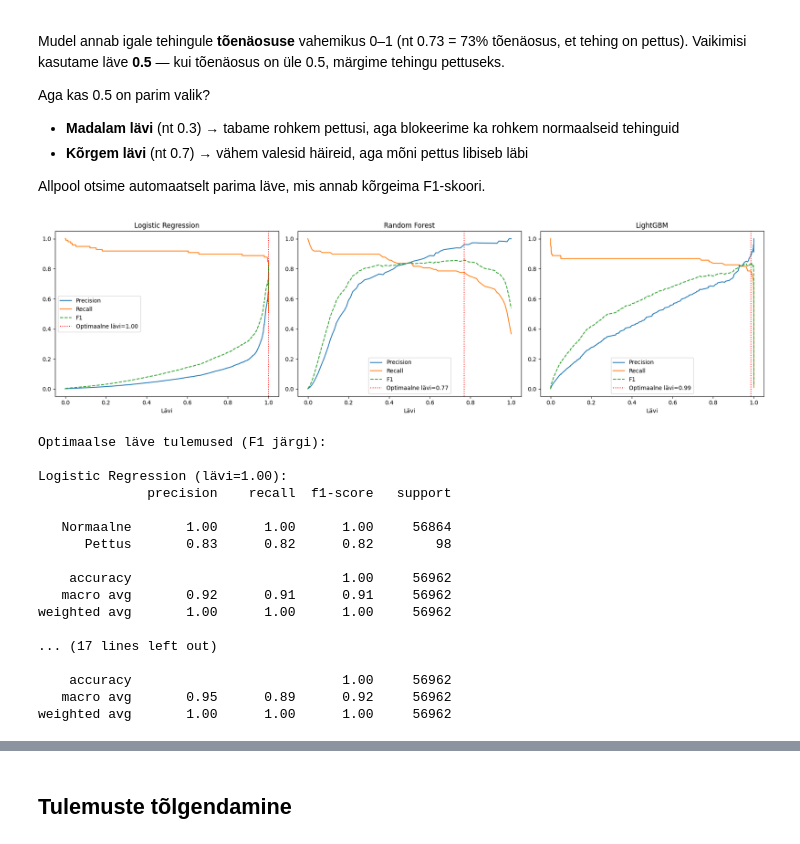
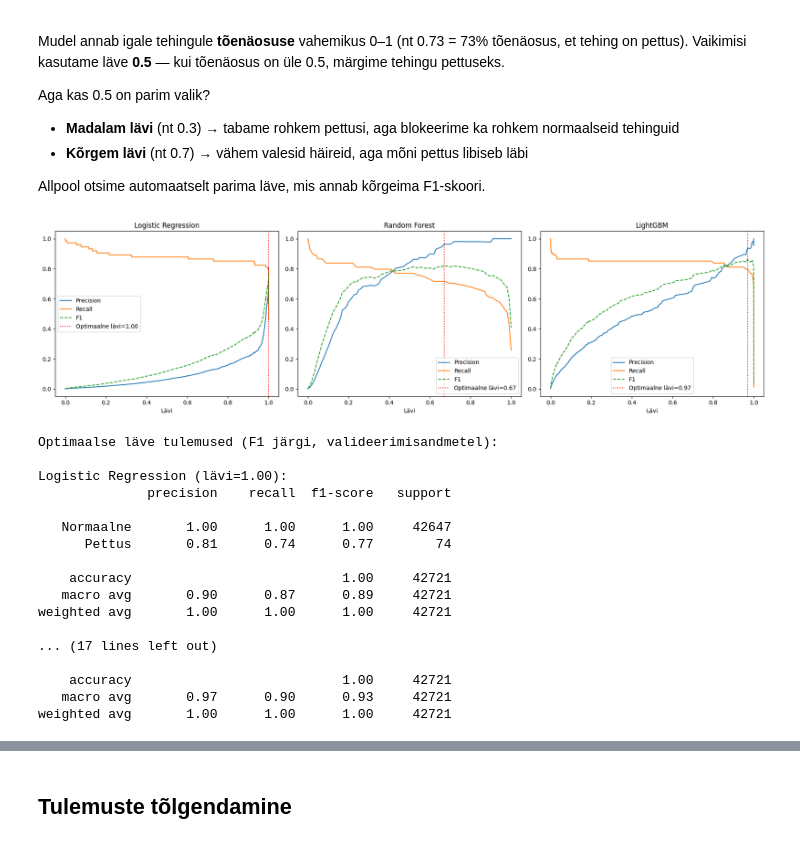
Before and after one commit to sergeierbin/creditcard-fraud-detection, a Jupyter notebook: notebook.ipynb, the cells around one changed output, grey strips where cells are left out. Cells and saved outputs as stored; diff of their text form; code cells hidden in the pictures.

```diff
--- a/notebook.ipynb
+++ b/notebook.ipynb
@@ -461,19 +449,27 @@ from sklearn.preprocessing import StandardScaler
 X = df.drop('Class', axis=1)
 y = df['Class']
 
-X_train, X_test, y_train, y_test = train_test_split(
-    X, y, test_size=0.2, random_state=42, stratify=y
+# Jagame andmed kolmeks: 70% treening, 15% valideerimine, 15% test
+X_train, X_temp, y_train, y_temp = train_test_split(
+    X, y, test_size=0.3, random_state=42, stratify=y
+)
+X_val, X_test, y_val, y_test = train_test_split(
+    X_temp, y_temp, test_size=0.5, random_state=42, stratify=y_temp
 )
 
-# Skaleerimine — fit ainult treeningandmetel, transform mõlemal
+# Skaleerimine — fit ainult treeningandmetel, transform kõigil
 scaler = StandardScaler()
 X_train = X_train.copy()
-X_test = X_test.copy()
+X_val   = X_val.copy()
+X_test  = X_test.copy()
 X_train[['Time', 'Amount']] = scaler.fit_transform(X_train[['Time', 'Amount']])
-X_test[['Time', 'Amount']] = scaler.transform(X_test[['Time', 'Amount']])
+X_val[['Time', 'Amount']]   = scaler.transform(X_val[['Time', 'Amount']])
+X_test[['Time', 'Amount']]  = scaler.transform(X_test[['Time', 'Amount']])
 
-print(f"Treenimisandmed: {X_train.shape[0]} rida")
-print(f"Testimisandmed:  {X_test.shape[0]} rida")
-print(f"\nPettuste osakaal treeningus: {y_train.mean()*100:.3f}%")
-print(f"Pettuste osakaal testis:     {y_test.mean()*100:.3f}%")
+print(f"Treeningandmed:       {X_train.shape[0]} rida ({X_train.shape[0]/len(X)*100:.0f}%)")
+print(f"Valideerimisandmed:   {X_val.shape[0]} rida ({X_val.shape[0]/len(X)*100:.0f}%)")
+print(f"Testandmed:           {X_test.shape[0]} rida ({X_test.shape[0]/len(X)*100:.0f}%)")
+print(f"\nPettuste osakaal treeningus:       {y_train.mean()*100:.3f}%")
+print(f"Pettuste osakaal valideerimises:   {y_val.mean()*100:.3f}%")
+print(f"Pettuste osakaal testis:           {y_test.mean()*100:.3f}%")
 # %% [output]
@@ -679,10 +677,18 @@ Tegemist on klassifitseerimisülesandega, seega kasutame järgmisi meetrikaid:
 # %%
 from sklearn.metrics import accuracy_score, precision_score, recall_score, f1_score, average_precision_score
 
+# Ennustused testandmetel — lõplik hindamine
 mudelid = {
     'Logistic Regression': (y_pred_lr,   y_prob_lr),
     'Random Forest':       (y_pred_rf,   y_prob_rf),
     'LightGBM':            (y_pred_lgbm, y_prob_lgbm),
+}
+
+# Ennustused valideerimisandmetel — läve optimeerimiseks
+mudelid_val = {
+    'Logistic Regression': (lr.predict(X_val),   lr.predict_proba(X_val)[:, 1]),
+    'Random Forest':       (rf.predict(X_val),   rf.predict_proba(X_val)[:, 1]),
+    'LightGBM':            (lgbm.predict(X_val), lgbm.predict_proba(X_val)[:, 1]),
 }
 
 tulemused = []
@@ -865,53 +871,53 @@ Allpool otsime automaatselt parima läve, mis annab kõrgeima F1-skoori.
 # %%
 import numpy as np
 
 fig, axes = plt.subplots(1, 3, figsize=(18, 5))
 
 laevad_optimaalsed = {}
 
-for ax, (nimi, (_, y_prob)) in zip(axes, mudelid.items()):
-    precision_arr, recall_arr, thresholds = precision_recall_curve(y_test, y_prob)
+for ax, (nimi, (_, y_prob)) in zip(axes, mudelid_val.items()):
+    precision_arr, recall_arr, thresholds = precision_recall_curve(y_val, y_prob)
     f1_arr = 2 * (precision_arr[:-1] * recall_arr[:-1]) / (precision_arr[:-1] + recall_arr[:-1] + 1e-9)
     opt_idx = np.argmax(f1_arr)
     opt_threshold = thresholds[opt_idx]
     laevad_optimaalsed[nimi] = opt_threshold
 
     ax.plot(thresholds, precision_arr[:-1], label='Precision')
     ax.plot(thresholds, recall_arr[:-1], label='Recall')
     ax.plot(thresholds, f1_arr, label='F1', linestyle='--')
     ax.axvline(opt_threshold, color='red', linestyle=':', label=f'Optimaalne lävi={opt_threshold:.2f}')
     ax.set_title(nimi)
     ax.set_xlabel('Lävi')
     ax.legend()
 
 plt.tight_layout()
 plt.show()
 
-print("\nOptimaalse läve tulemused (F1 järgi):")
+print("\nOptimaalse läve tulemused (F1 järgi, valideerimisandmetel):")
 for nimi, laev in laevad_optimaalsed.items():
-    y_prob = mudelid[nimi][1]
+    y_prob = mudelid_val[nimi][1]
     y_pred_opt = (y_prob >= laev).astype(int)
     print(f"\n{nimi} (lävi={laev:.2f}):")
-    print(classification_report(y_test, y_pred_opt, target_names=['Normaalne', 'Pettus']))
+    print(classification_report(y_val, y_pred_opt, target_names=['Normaalne', 'Pettus']))
 # %% [output]
-[figure, old version]
+[figure, new version]
-Optimaalse läve tulemused (F1 järgi):
+Optimaalse läve tulemused (F1 järgi, valideerimisandmetel):
 
 Logistic Regression (lävi=1.00):
               precision    recall  f1-score   support
 
-   Normaalne       1.00      1.00      1.00     56864
-      Pettus       0.83      0.82      0.82        98
+   Normaalne       1.00      1.00      1.00     42647
+      Pettus       0.81      0.74      0.77        74
 
-    accuracy                           1.00     56962
-   macro avg       0.92      0.91      0.91     56962
-weighted avg       1.00      1.00      1.00     56962
+    accuracy                           1.00     42721
+   macro avg       0.90      0.87      0.89     42721
+weighted avg       1.00      1.00      1.00     42721
 
 ... (17 lines left out)
 
-    accuracy                           1.00     56962
-   macro avg       0.95      0.89      0.92     56962
-weighted avg       1.00      1.00      1.00     56962
+    accuracy                           1.00     42721
+   macro avg       0.97      0.90      0.93     42721
+weighted avg       1.00      1.00      1.00     42721
 # %% [markdown]
 **Läve optimeerimise graafiku lugemine:**
 
```
Also changed, not shown: parts of 33 cells of this notebook, 4 other files.
